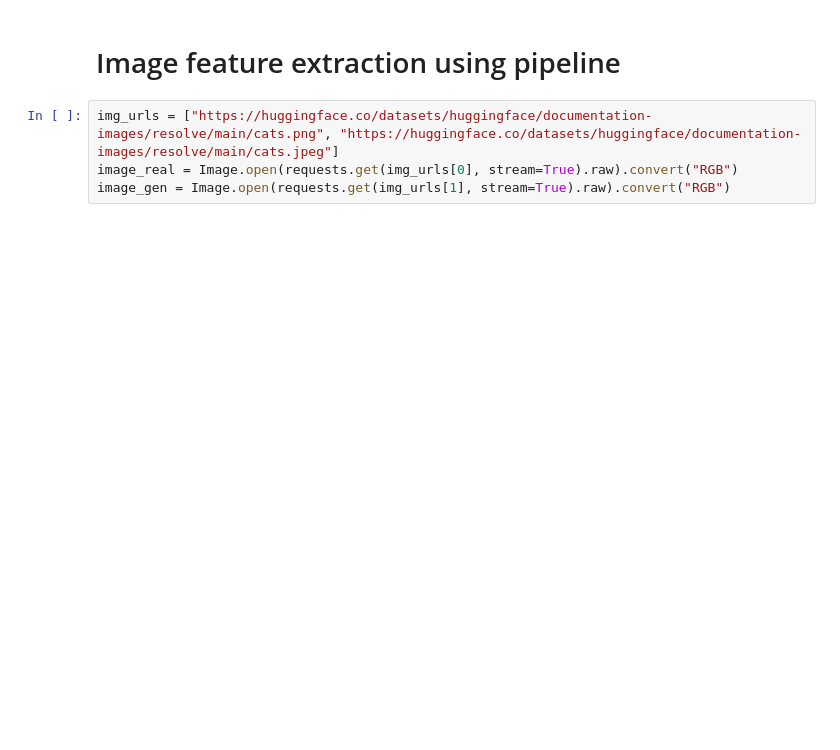
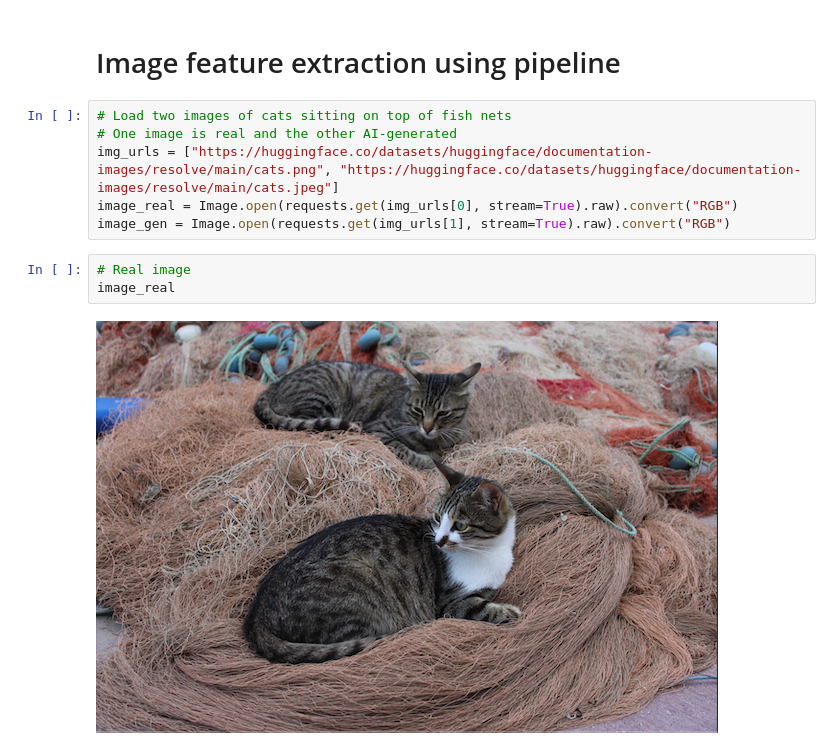
Before and after one commit to nmasamba/computer_vision, a Jupyter notebook: 09_image_feature_extraction.ipynb, the cells around one changed output. Drawn from its saved outputs; the diff is of its cells as text; blank space fills up the shorter version.

Commit message:
add pipelined image feature extraction

```diff
--- a/09_image_feature_extraction.ipynb
+++ b/09_image_feature_extraction.ipynb
@@ -12,6 +19,13 @@ import requests
 # %% [markdown]
 # Image feature extraction using pipeline
 # %%
+# Load two images of cats sitting on top of fish nets
+# One image is real and the other AI-generated
 img_urls = ["https://huggingface.co/datasets/huggingface/documentation-images/resolve/main/cats.png", "https://huggingface.co/datasets/huggingface/documentation-images/resolve/main/cats.jpeg"]
 image_real = Image.open(requests.get(img_urls[0], stream=True).raw).convert("RGB")
 image_gen = Image.open(requests.get(img_urls[1], stream=True).raw).convert("RGB")
+# %%
+# Real image
+image_real
+# %% [output]
+[figure, added]
```
Also changed, not shown: parts of 7 cells of this notebook.
